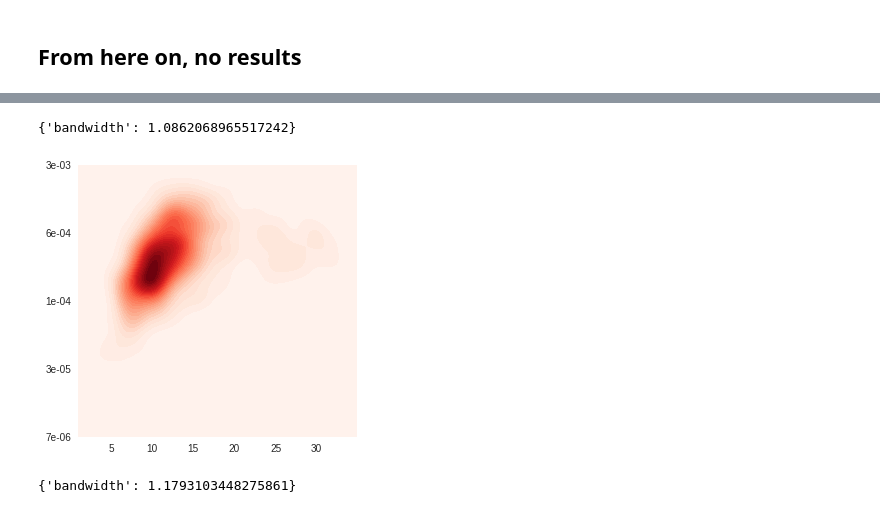
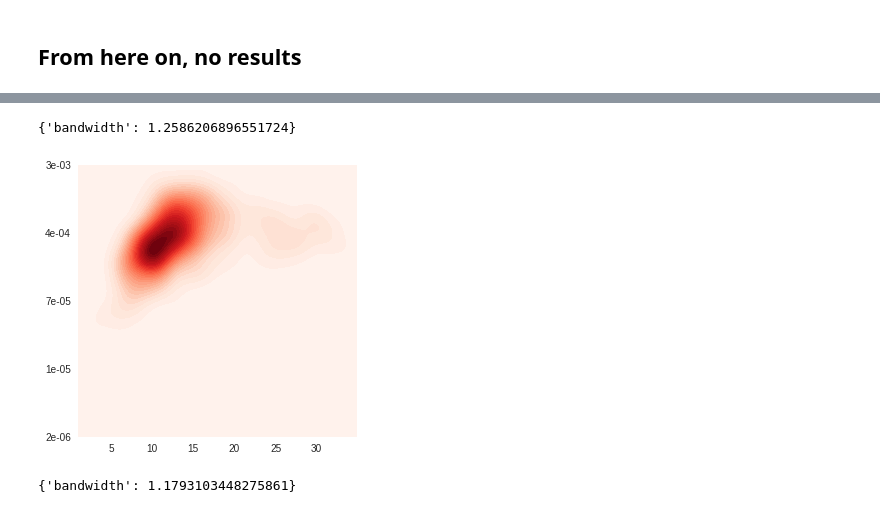
Before and after one commit to saint-germain/population_synthesis, a Jupyter notebook: tools/separate_stats.ipynb, the cells around one changed output, grey strips where cells are left out. Cells and saved outputs as stored; diff of their text form; code cells hidden in the pictures.

```diff
--- a/tools/separate_stats.ipynb
+++ b/tools/separate_stats.ipynb
@@ -232,10 +207,10 @@ def uni_kde(x,y,tickno=5,nlev=30):
         myticks+=["%.e"%i]
     e=plt.yticks(old_ticks,myticks)
 # %%
-uni_kde(dnpt.nplanets,dnpt.logeff)
+uni_kde(dnt.nplanets,dnt.logeff)
 # %% [output]
-{'bandwidth': 1.0862068965517242}
+{'bandwidth': 1.2586206896551724}
-[figure, old version]
+[figure, new version]
 # %%
 uni_kde(dlpt.nplanets,dlpt.logeff)
 # %% [output]
```
Also changed, not shown: parts of 9 cells of this notebook.
